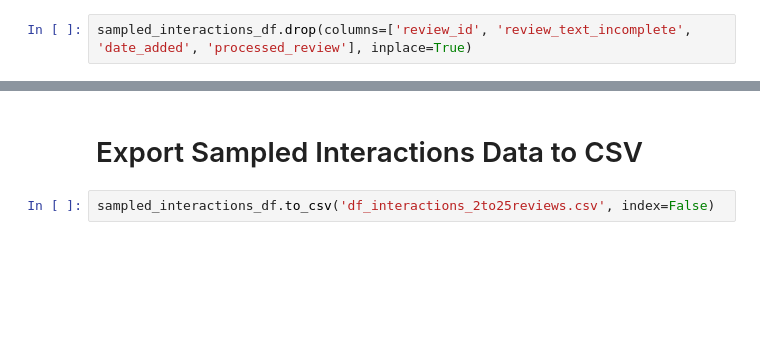
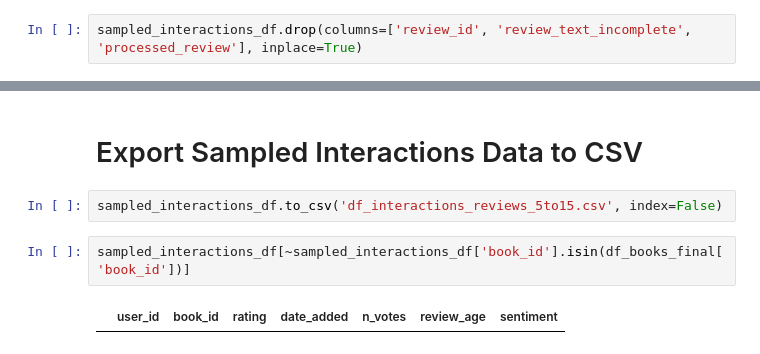
Before and after one commit to Pangerlanger/bt4222-books, a Jupyter notebook: sampling.ipynb, the cells around one changed output, grey strips where cells are left out. Cells and saved outputs as stored; diff of their text form; blank space fills up the shorter version.

```diff
--- a/sampling.ipynb
+++ b/sampling.ipynb
@@ -174,7 +180,7 @@ Index(['user_id', 'book_id', 'review_id', 'rating', 'review_text_incomplete',
 # %% [markdown]
 ## Removing Redundant Columns
 # %%
-sampled_interactions_df.drop(columns=['review_id', 'review_text_incomplete', 'date_added', 'processed_review'], inplace=True)
+sampled_interactions_df.drop(columns=['review_id', 'review_text_incomplete', 'processed_review'], inplace=True)
 # %% [output]
 A value is trying to be set on a copy of a slice from a DataFrame
 
@@ -187,4 +193,8 @@ sampled_interactions_df.shape
 # %% [markdown]
 # Export Sampled Interactions Data to CSV
 # %%
-sampled_interactions_df.to_csv('df_interactions_2to25reviews.csv', index=False)
+sampled_interactions_df.to_csv('df_interactions_reviews_5to15.csv', index=False)
+# %%
+sampled_interactions_df[~sampled_interactions_df['book_id'].isin(df_books_final['book_id'])]
+# %% [output]
+|  | user_id | book_id | rating | date_added | n_votes | review_age | sentiment |
```
Also changed, not shown: parts of 12 cells of this notebook.
